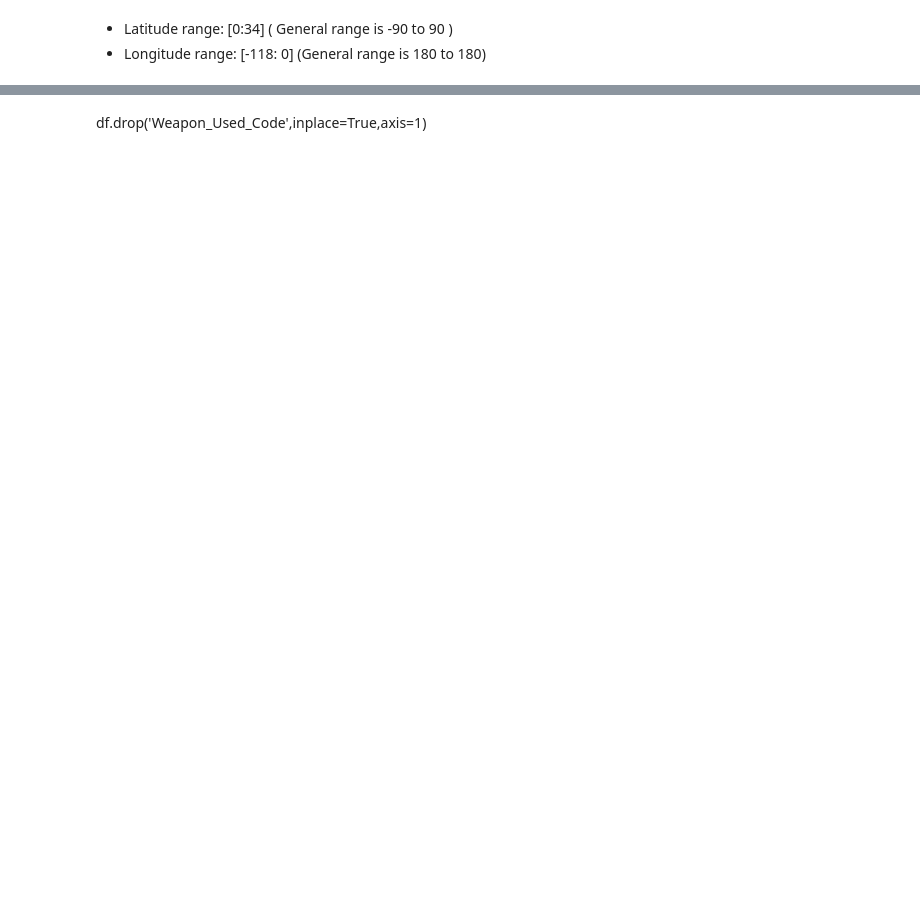
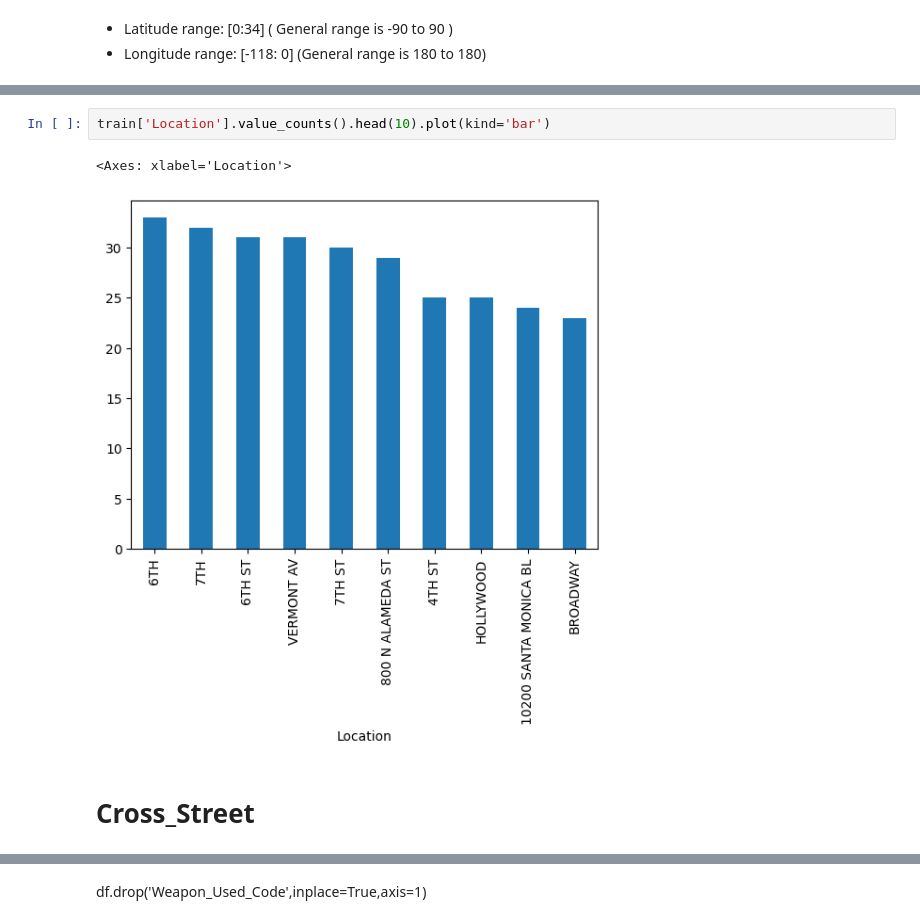
Before and after one commit to linisha04/ml-project-academic, a Jupyter notebook: 22f2000254-notebook-t22024.ipynb, the cells around one changed output, grey strips where cells are left out. Drawn from its saved outputs; the diff is of its cells as text; blank space fills up the shorter version.

```diff
--- a/22f2000254-notebook-t22024.ipynb
+++ b/22f2000254-notebook-t22024.ipynb
@@ -129,0 +152,7 @@ df.loc[df['Victim_Descent'].isnull(), 'Victim_Descent'] = imputed_values
+# %%
+train['Location'].value_counts().head(10).plot(kind='bar')
+# %% [output]
+<Axes: xlabel='Location'>
+[figure, added]
+# %% [markdown]
+# Cross_Street
```
Also changed, not shown: parts of 204 cells of this notebook.
